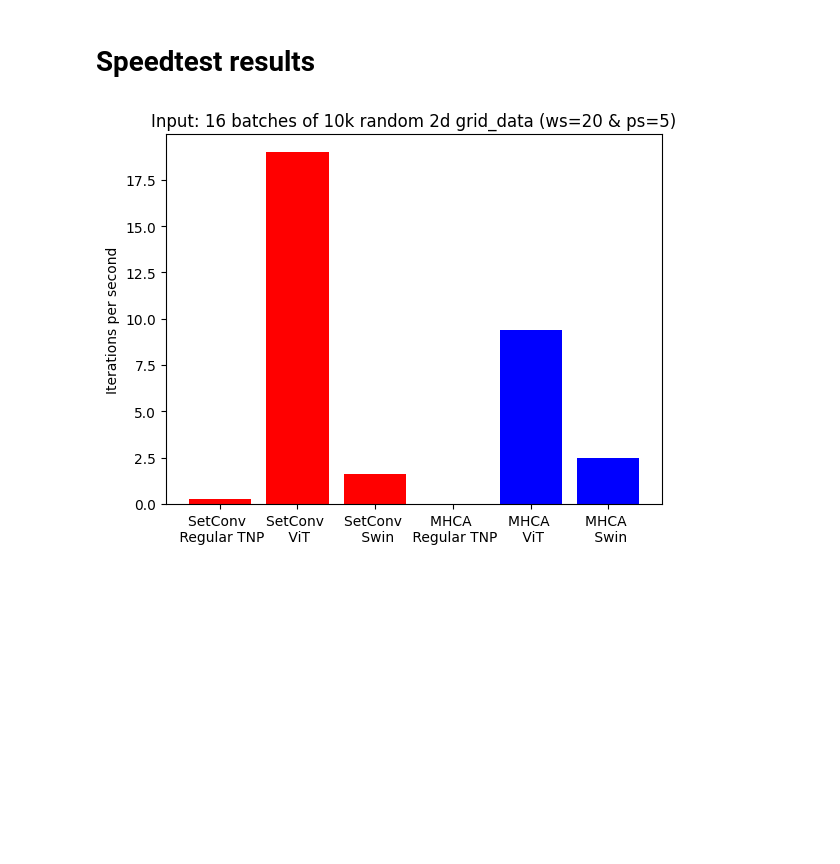
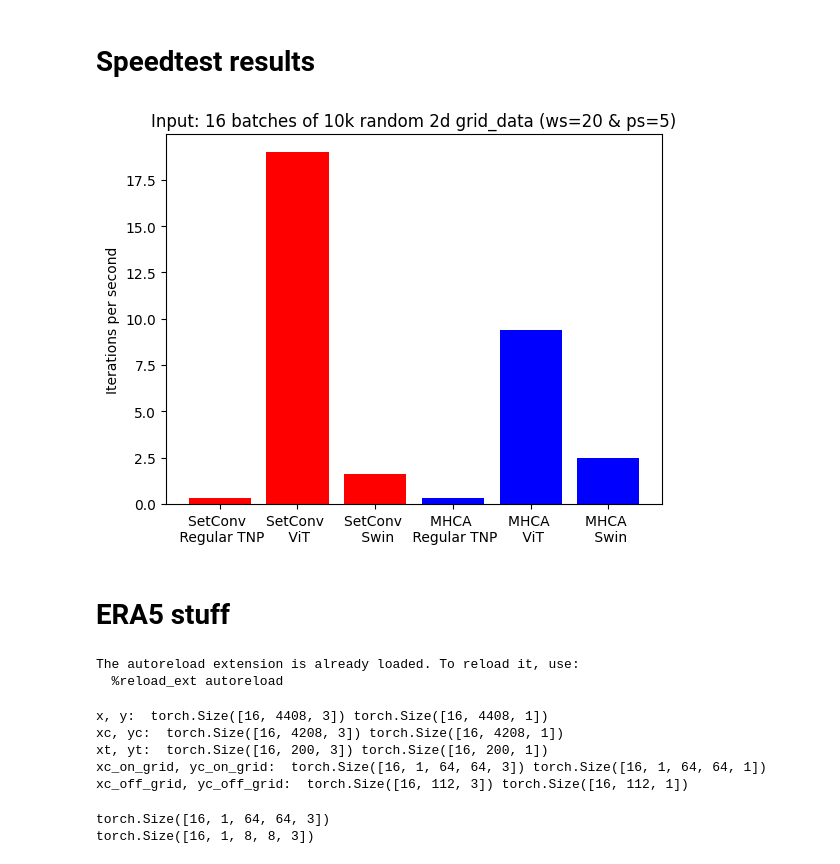
Before and after one commit to EricLangezaal/tnp-pp, a Jupyter notebook: tryout.ipynb, the cells around one changed output. Cells and saved outputs as stored; diff of their text form; code cells hidden in the pictures; blank space fills up the shorter version.

```diff
--- a/tryout.ipynb
+++ b/tryout.ipynb
@@ -394,20 +394,83 @@ print(output)
 # %%
 import matplotlib.pyplot as plt
 
 # measured by running untill TQDM iterations stabilizes
-# stupid pytorch attention since it breaks otherwise??
+# uses Math attention for MHCA Encoder as opposed to mem efficient due to scale issues.
 
 # and 32 off_grid context + 32 targets
-results_10k = {"SetConv \n Regular TNP": 0.3,
+results_10k = {"SetConv \n Regular TNP": 0.32,
                "SetConv \n ViT": 19.0,
                "SetConv \n Swin": 1.6,
-               "MHCA \n Regular TNP": 0, # cannot run, memory errors
+               "MHCA \n Regular TNP": 0.31,
                "MHCA \n ViT": 9.4,
                "MHCA \n Swin": 2.5}
 
 
 plt.bar(results_10k.keys(), results_10k.values(), color=["red"] * 3 + ["blue"] * 3)
 plt.ylabel("Iterations per second");
 plt.title("Input: 16 batches of 10k random 2d grid_data (ws=20 & ps=5)");
 # %% [output]
-[figure, old version]
+[figure, new version]
+# %% [markdown]
+# ERA5 stuff
+# %%
+%load_ext autoreload
+%autoreload 2
+
+import torch
+from icicl.data.era5 import OOTGEra5DataGenerator
+
+gen = OOTGEra5DataGenerator(
+    data_dir="./data/era5/",
+    fnames = ["jan_2019_2m_temperature.nc"],
+    data_vars = ["t2m"], # "which do we want to load?" (lat/lon/time always loaded)
+    min_pc = 0.0001, # context proportions min
+    max_pc = 0.001, # max number context points out of total (product of batch_grid_size)
+    batch_grid_size = [1, 512, 512], # time, lat, lon (this is exactly 0.25 degree grid)
+    coarsen_factors=[1, 8, 8],
+    samples_per_epoch = 16_000,
+    batch_size = 16,
+    max_nt = 200, #maximum number of target points
+    min_num_total = 100,
+    t_spacing = 6,
+    use_time = True,
+    return_as_gridded = True
+)
+# %% [output]
+The autoreload extension is already loaded. To reload it, use:
+  %reload_ext autoreload
+# %%
+batch = gen.generate_batch()
+print("x, y: ", batch.x.shape, batch.y.shape)
+print("xc, yc: ", batch.xc.shape, batch.yc.shape)
+print("xt, yt: ", batch.xt.shape, batch.yt.shape) # context and target do not necessarily make up whole data, depends on max_nt.
+
+print("xc_on_grid, yc_on_grid: ", batch.xc_on_grid.shape, batch.yc_on_grid.shape)
+print("xc_off_grid, yc_off_grid: ", batch.xc_off_grid.shape, batch.yc_off_grid.shape)
+# %% [output]
+x, y:  torch.Size([16, 4408, 3]) torch.Size([16, 4408, 1])
+xc, yc:  torch.Size([16, 4208, 3]) torch.Size([16, 4208, 1])
+xt, yt:  torch.Size([16, 200, 3]) torch.Size([16, 200, 1])
+xc_on_grid, yc_on_grid:  torch.Size([16, 1, 64, 64, 3]) torch.Size([16, 1, 64, 64, 1])
+xc_off_grid, yc_off_grid:  torch.Size([16, 112, 3]) torch.Size([16, 112, 1])
+# %%
+from typing import Tuple
+
+def coarsen_grid(grid: torch.Tensor, coarsen_factors: Tuple[int, int, int]) -> torch.Tensor:
+    grid = grid.movedim(-1, 1) # move data dim to channel location
+    coarse_grid = torch.nn.functional.avg_pool3d(
+        grid,
+        kernel_size=coarsen_factors,
+        stride=coarsen_factors,
+    )
+    coarse_grid = coarse_grid.movedim(1, -1) # move embed dim back to the end
+    return coarse_grid
+
+print(batch.xc_on_grid.shape)
+
+coarsed = coarsen_grid(batch.xc_on_grid, (1, 8, 8))
+
+print(coarsed.shape)
+# %% [output]
+torch.Size([16, 1, 64, 64, 3])
+torch.Size([16, 1, 8, 8, 3])
```
Also changed, not shown: 9 other files.
